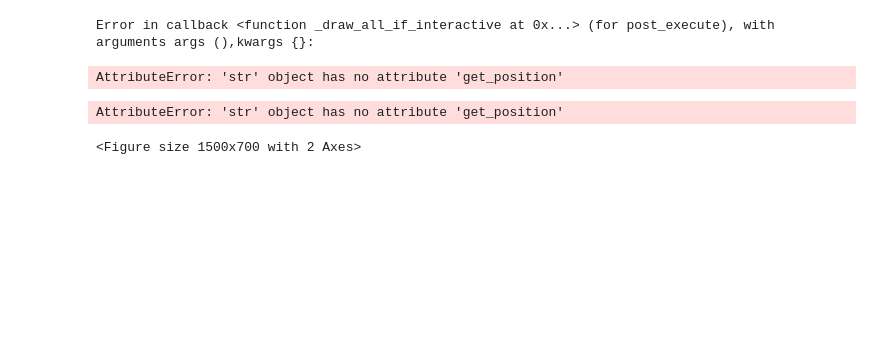
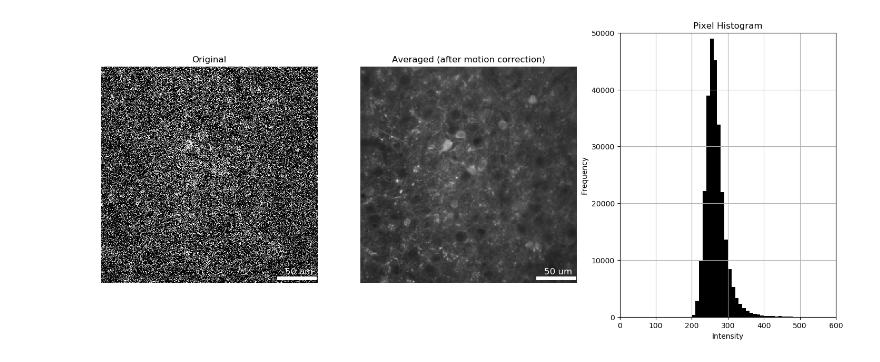
Before and after one commit to knowblesse/ISFNS2024, a Jupyter notebook: Mouse_functional.ipynb, the cells around one changed output. Saved outputs shown, nothing was run; the diff lists cells and outputs as text; code cells hidden in the pictures; blank space fills up the shorter version.

Commit message:
Mouse functional finished

```diff
--- a/Mouse_functional.ipynb
+++ b/Mouse_functional.ipynb
@@ -9,0 +38,3 @@ dot2p_folder = path_dataset / (path_dataset.stem + '.2p')
+# %%
+#path_dataset = Path('/home/CSHL2024_files/Team_3P3P/3P3P Day3/2P_streaming_vis_stim_500um')
+path_dataset = Path(r'C:\Users\knowb\Desktop\2P_streaming_vis_stim_500um')
@@ -10,13 +60,30 @@ dot2p_folder = path_dataset / (path_dataset.stem + '.2p')
 # %%
 path_img = next(dot2p_folder.glob('*.tif'))
+paths_img_org = sorted(list(path_dataset.glob('*.tif')))
 # %%
 img = tf.imread(path_img)[:, :, 1]
-fig = plt.figure(figsize=(15,7))
-ax = fig.subplots(1,2)
-ax[0].imshow(img, cmap='gray')
-ax[1].hist(np.ravel(img), np.arange(0, 600, 10))
+img_org = tf.imread(paths_img_org[0], key=0)
+fig = plt.figure(figsize=(18,7))
+ax = fig.subplots(1,3)
+
+ax[0].imshow(img_org, cmap='gray', vmin=150, vmax=600)
+ax[0].text(435, 490, '50 um', color='w', fontsize=12)
+ax[0].plot([420, 420 + 50/0.586], [500,500], LineWidth=5, color='w')
+ax[0].axis('off')
+ax[0].title.set_text('Original')
+
+ax[1].imshow(img, cmap='gray', vmin=150, vmax=600)
+ax[1].text(435, 490, '50 um', color='w', fontsize=12)
+ax[1].plot([420, 420 + 50/0.586], [500,500], LineWidth=5, color='w')
+ax[1].axis('off')
+ax[1].title.set_text('Averaged (after motion correction)')
+
+ax[2].hist(np.ravel(img), np.arange(0, 600, 10), color='k')
+ax[2].grid('on')
+ax[2].set_xlabel('Intensity')
+ax[2].set_ylabel('Frequency')
+ax[2].set_ylim(0, 5e4)
+ax[2].set_xlim(0, 600)
+ax[2].title.set_text('Pixel Histogram')
 # %% [output]
-Error in callback <function _draw_all_if_interactive at 0x...> (for post_execute), with arguments args (),kwargs {}:
-AttributeError: 'str' object has no attribute 'get_position'
-AttributeError: 'str' object has no attribute 'get_position'
-<Figure size 1500x700 with 2 Axes>
+[figure, added]
```
Also changed, not shown: parts of 22 cells of this notebook, 1 other file.
